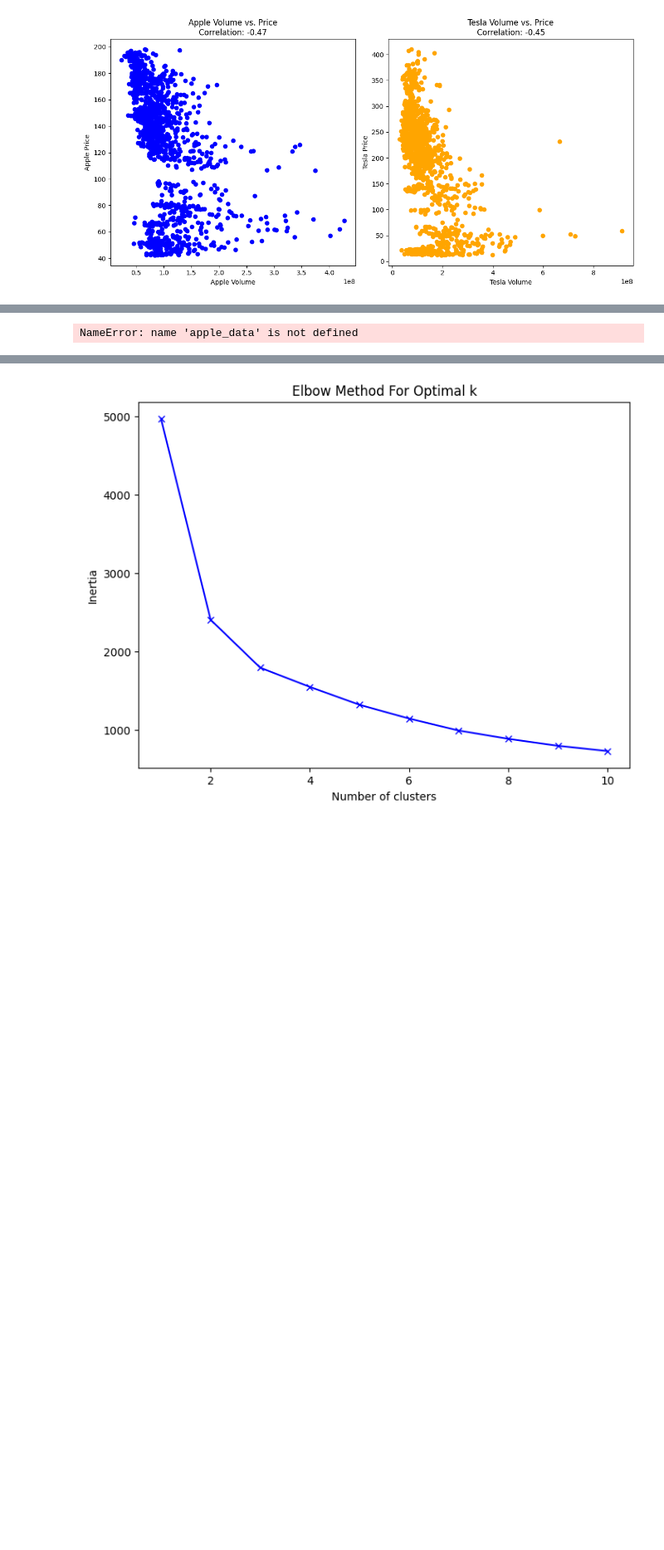
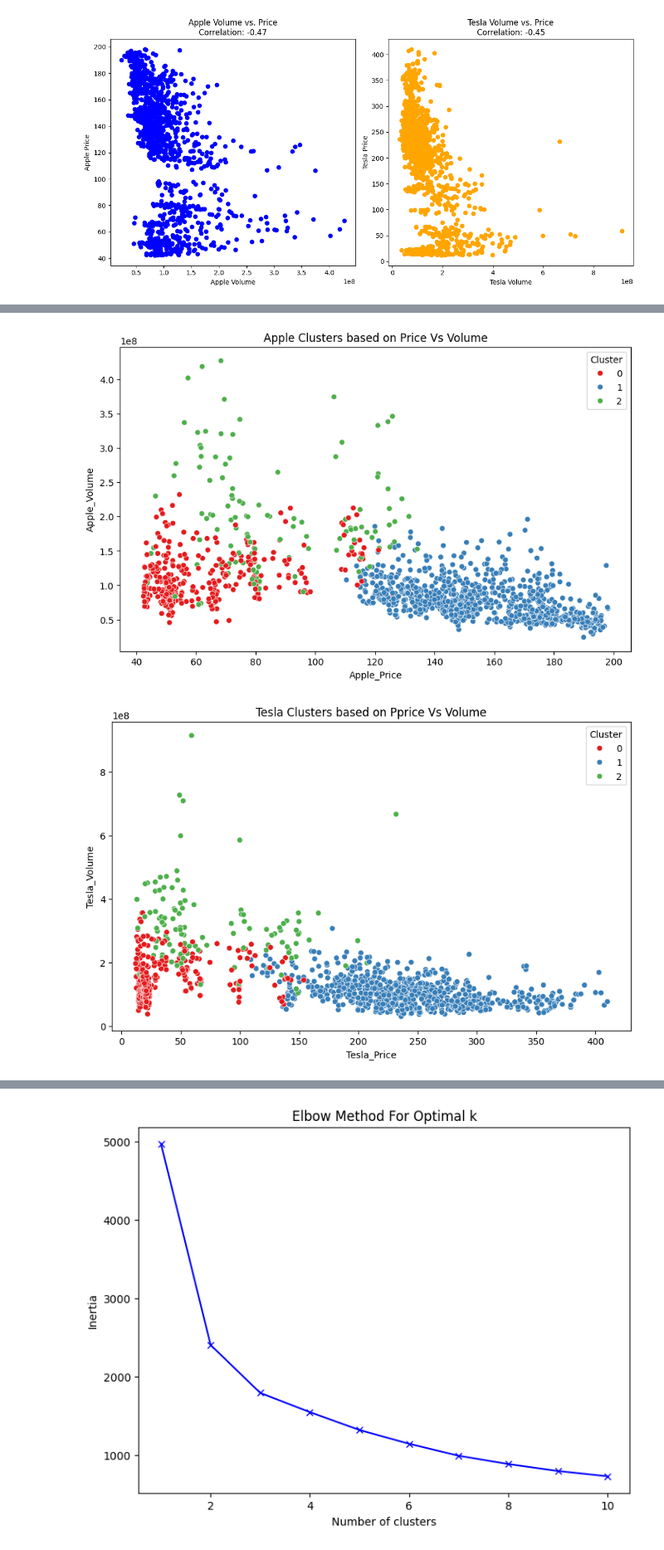
Before and after one commit to chonyeagoro/Machine_Learning_Project_4_Final, a Jupyter notebook: Apple_vs_Tesla_data_analysis.ipynb, the cells around one changed output, grey strips where cells are left out. Shown: that part at 83% size. Saved outputs shown, nothing was run; the diff lists cells and outputs as text; code cells hidden in the pictures; blank space fills up the shorter version.

```diff
--- a/Apple_vs_Tesla_data_analysis.ipynb
+++ b/Apple_vs_Tesla_data_analysis.ipynb
@@ -422,57 +382,46 @@ plt.legend(loc = 'upper right')
 # %%
-# Merge stock data with macroeconomic indicators
-#apple_merged = pd.merge(apple_data, macro_data, on='Date')
-#tesla_merged = pd.merge(tesla_data, macro_data, on='Date')
+# Select features
+features = ['Apple_Volume', 'Apple_Price', 'Tesla_Volume', 'Tesla_Price',]
+selected_features = df[features]
 
-# Select features
-features = ['Apple_Vol.','Apple_Price','Tesla_Vol.','Tesla_Price']
-#apple_features = apple_merged[features]
-#tesla_features = tesla_merged[features]
-selected_features = df[features]
 # Standardize the features
 scaler = StandardScaler()
-#apple_scaled = scaler.fit_transform(apple_features)
-#tesla_scaled = scaler.fit_transform(tesla_features)
 scaled_features = scaler.fit_transform(selected_features)
 
-# Apply K-means clustering
 # Elbow method to determine the optimal number of clusters
 def plot_elbow_method(data, title):
     wcss = []
     for i in range(1, 11):
         kmeans = KMeans(n_clusters=i, init='k-means++', max_iter=300, n_init=10, random_state=42)
         kmeans.fit(data)
         wcss.append(kmeans.inertia_)
     plt.figure(figsize=(10, 6))
     plt.plot(range(1, 11), wcss, marker='o')
     plt.title(title)
     plt.xlabel('Number of clusters')
     plt.ylabel('WCSS')
     plt.show()
 
-plot_elbow_method(apple_scaled, 'Elbow Method for Apple')
-plot_elbow_method(tesla_scaled, 'Elbow Method for Tesla')
+#plot_elbow_method(scaled_features, 'Elbow Method for Stock Market Data')
 
-# Assume the optimal number of clusters (K) is determined to be 3 for both datasets
+# Assume the optimal number of clusters (K) is determined to be 3
 k = 3
-apple_kmeans = KMeans(n_clusters=k, init='k-means++', max_iter=300, n_init=10, random_state=42)
-tesla_kmeans = KMeans(n_clusters=k, init='k-means++', max_iter=300, n_init=10, random_state=42)
-
-apple_clusters = apple_kmeans.fit_predict(apple_scaled)
-tesla_clusters = tesla_kmeans.fit_predict(tesla_scaled)
+kmeans = KMeans(n_clusters=k, init='k-means++', max_iter=300, n_init=10, random_state=42)
+clusters = kmeans.fit_predict(scaled_features)
 
 # Add cluster labels to the original data
-apple_merged['Cluster'] = apple_clusters
-tesla_merged['Cluster'] = tesla_clusters
+df['Cluster'] = clusters
 
 # Visualize the clusters
-def plot_clusters(data, title):
-    plt.figure(figsize=(10, 6))
-    sns.scatterplot(x='Interest_Rate', y='Close', hue='Cluster', data=data, palette='Set1')
-    plt.title(title)
-    plt.show()
+def plot_clusters(data, x_feature, y_feature, title):
+  plt.figure(figsize=(10, 6))
+  sns.scatterplot(x=x_feature, y=y_feature, hue='Cluster', data=data, palette='Set1')
+  plt.title(title)
+  plt.show()
 
-plot_clusters(apple_merged, 'Apple Clusters based on Macroeconomic Indicators')
-plot_clusters(tesla_merged, 'Tesla Clusters based on Macroeconomic Indicators')
+# Visualize clusters for Apple and Tesla
+plot_clusters(df, 'Apple_Price', 'Apple_Volume', 'Apple Clusters based on Price Vs Volume')
+plot_clusters(df, 'Tesla_Price', 'Tesla_Volume','Tesla Clusters based on Pprice Vs Volume')
 # %% [output]
-NameError: name 'apple_data' is not defined
+[figure, added]
+[figure, added]
```
Also changed, not shown: parts of 22 cells of this notebook.
